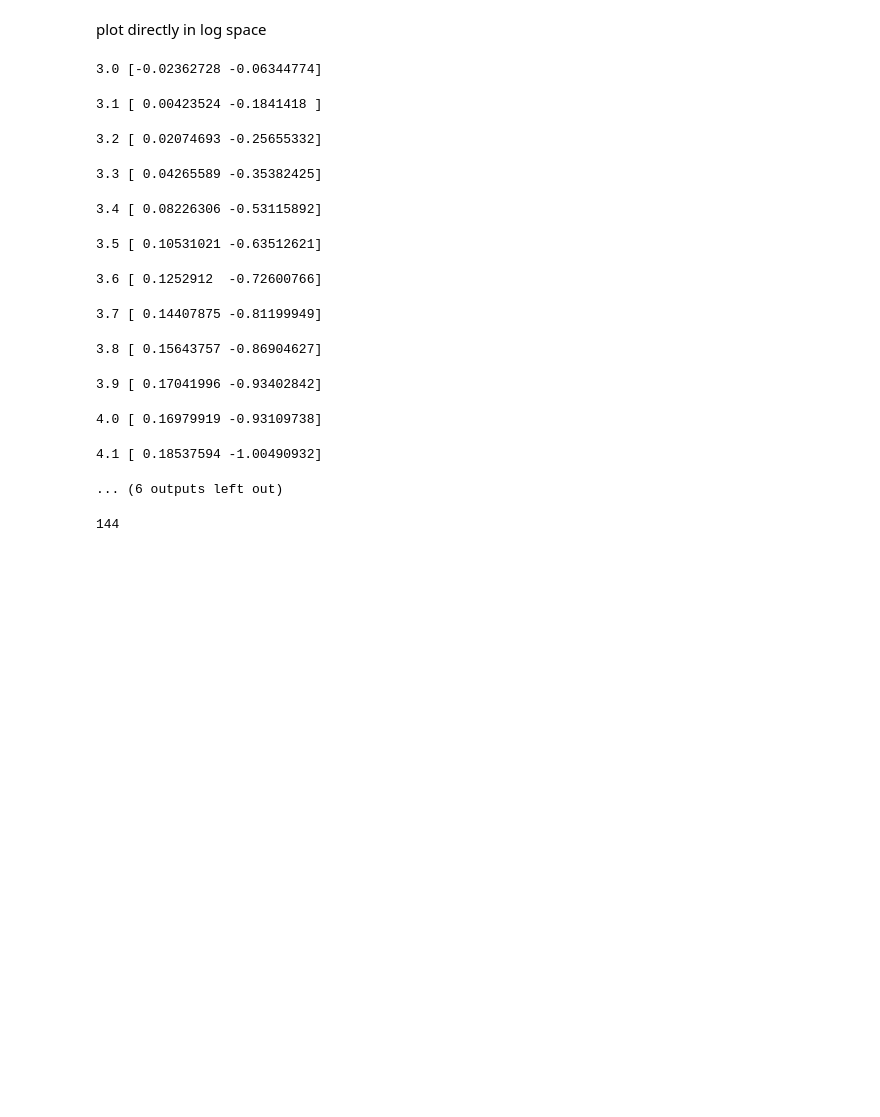
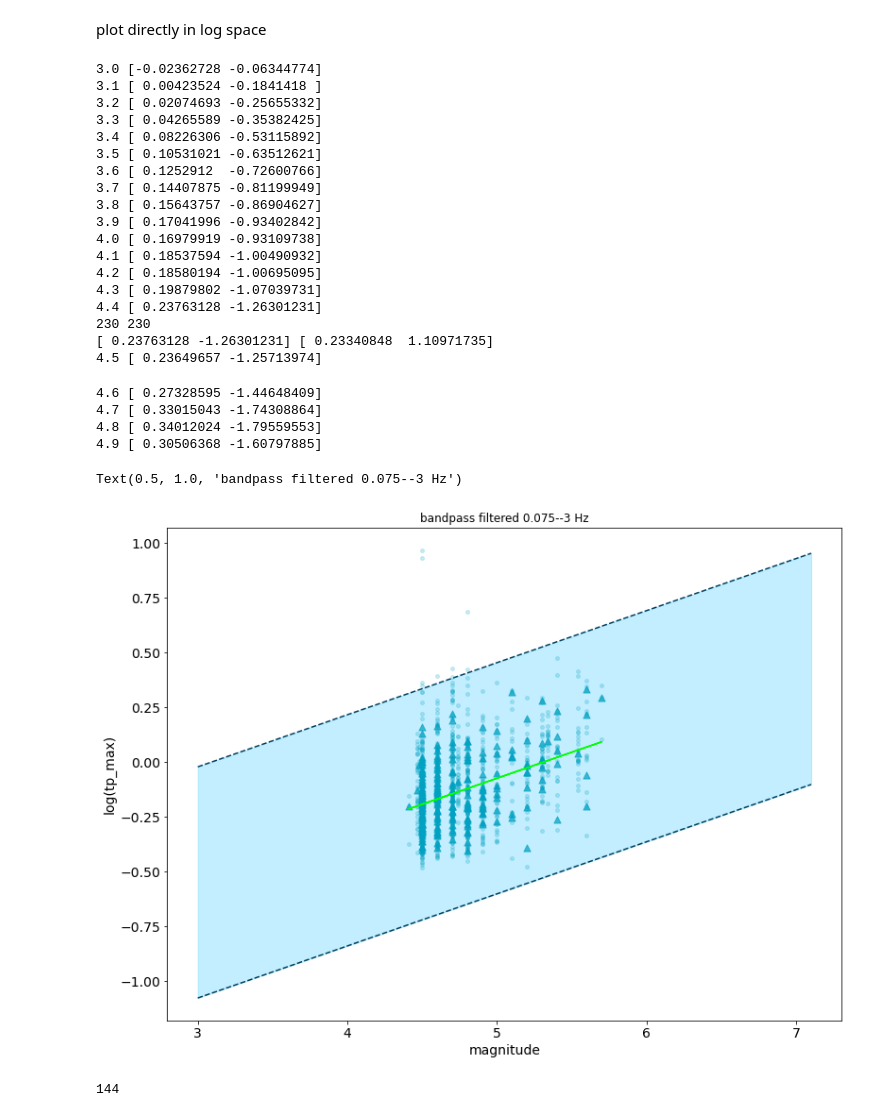
Before and after one commit to RebeccaColquhoun/seismo_det, a Jupyter notebook: code/tpmax_analysis-bandpass.ipynb, the cells around one changed output. Saved outputs shown, nothing was run; the diff lists cells and outputs as text; code cells hidden in the pictures; blank space fills up the shorter version.

```diff
--- a/code/tpmax_analysis-bandpass.ipynb
+++ b/code/tpmax_analysis-bandpass.ipynb
@@ -232,7 +242,7 @@ for mag_lim in np.arange(3, 5, 0.1):
                 x_aves_tc.append(list_mags[i])
     popt, pcov = curve_fit(model_function_2, x_aves_tp, y_aves_tp)
     print(mag_lim, popt)
-    axs.plot(np.array(x_aves_tp), model_function_2(np.array(x_aves_tp), *popt), color = '#003f5c', alpha = count/21, zorder =10)
+    #axs.plot(np.array(x_aves_tp), model_function_2(np.array(x_aves_tp), *popt), color = '#003f5c', alpha = count/21, zorder =10)
     if str(mag_lim) == str(4.4):
         popt, pcov = curve_fit(model_function_2, x_aves_tp, y_aves_tp, absolute_sigma = True)
         axs.plot(np.array(x_aves_tp), model_function_2(np.array(x_aves_tp), *popt), color='lime', zorder =100)
@@ -245,47 +255,58 @@ for mag_lim in np.arange(3, 5, 0.1):
         perr = np.sqrt(np.diag(pcov))
         print(popt, perr)
         x_me = np.arange(3, 7.2, 0.1)
         x_lower_me = x_me - perr[1]*2
         x_upper_me =  x_me + perr[1]*2
         y_me = popt[0]*x_me+popt[1]
-        y_lower_me = popt[0]*x_lower-popt[1]
-        y_upper_me = popt[0]*x_upper-popt[1]
+        y_lower_me = popt[0]*x_lower_me-popt[1]
+        y_upper_me = popt[0]*x_upper_me-popt[1]
         #axs[0].plot(x, y_me, color = '')
         axs.fill_between(x_me, model_function_2(np.array(x_lower_me), *popt), model_function_2(np.array(x_upper_me), *popt), color = '#8adfff', alpha = 0.52, zorder =1)
         axs.plot(x_me, model_function_2(np.array(x_lower_me), *popt), color = '#003f5c', linestyle = '--', zorder =2)
         axs.plot(x_me, model_function_2(np.array(x_upper_me), *popt), color = '#003f5c', linestyle = '--', zorder =2)
             # add 2 * std banding
     #axs[0].set_ylim([0.2,2])
     #axs[0].set_yscale('log')
     #axs[1].set_yscale('log')
     count += 1
 #x = np.arange(3, 7.2, 0.1)
 #y = 0.14*x-0.83
 #axs.plot(x, y, color = '#2a83ab', zorder =12)
 axs.set_xlabel("magnitude", fontsize =14)
 axs.tick_params(axis='both', which='major', labelsize=14)
 axs.tick_params(axis='both', which='minor', labelsize=14)
 #axs[1].set_xlabel("magnitude")
 axs.set_ylabel("log(tp_max)", fontsize =14)
 #axs[1].set_ylabel("tc")
 axs.set_title("bandpass filtered 0.075--3 Hz")
 #axs[1].set_title("tc")
 #fig.suptitle("median = triangle")
 #axs.set_ylim(-1, 1)
 # %% [output]
 3.0 [-0.02362728 -0.06344774]
+3.1 [ 0.00423524 -0.1841418 ]
+3.2 [ 0.02074693 -0.25655332]
+3.3 [ 0.04265589 -0.35382425]
+3.4 [ 0.08226306 -0.53115892]
+3.5 [ 0.10531021 -0.63512621]
+3.6 [ 0.1252912  -0.72600766]
+3.7 [ 0.14407875 -0.81199949]
+3.8 [ 0.15643757 -0.86904627]
+3.9 [ 0.17041996 -0.93402842]
+4.0 [ 0.16979919 -0.93109738]
+4.1 [ 0.18537594 -1.00490932]
+4.2 [ 0.18580194 -1.00695095]
+4.3 [ 0.19879802 -1.07039731]
+4.4 [ 0.23763128 -1.26301231]
+230 230
+[ 0.23763128 -1.26301231] [ 0.23340848  1.10971735]
+4.5 [ 0.23649657 -1.25713974]
-3.1 [ 0.00423524 -0.1841418 ]
+4.6 [ 0.27328595 -1.44648409]
+4.7 [ 0.33015043 -1.74308864]
+4.8 [ 0.34012024 -1.79559553]
+4.9 [ 0.30506368 -1.60797885]
-3.2 [ 0.02074693 -0.25655332]
+Text(0.5, 1.0, 'bandpass filtered 0.075--3 Hz')
-3.3 [ 0.04265589 -0.35382425]
-3.4 [ 0.08226306 -0.53115892]
-3.5 [ 0.10531021 -0.63512621]
-3.6 [ 0.1252912  -0.72600766]
-3.7 [ 0.14407875 -0.81199949]
-3.8 [ 0.15643757 -0.86904627]
-3.9 [ 0.17041996 -0.93402842]
-4.0 [ 0.16979919 -0.93109738]
-4.1 [ 0.18537594 -1.00490932]
-... (6 outputs left out)
+[figure, added]
 # %%
 eq_count = 0
 for i  in range(0, len(list_mags)):
```
Also changed, not shown: parts of 2 cells of this notebook, 16 other files.
